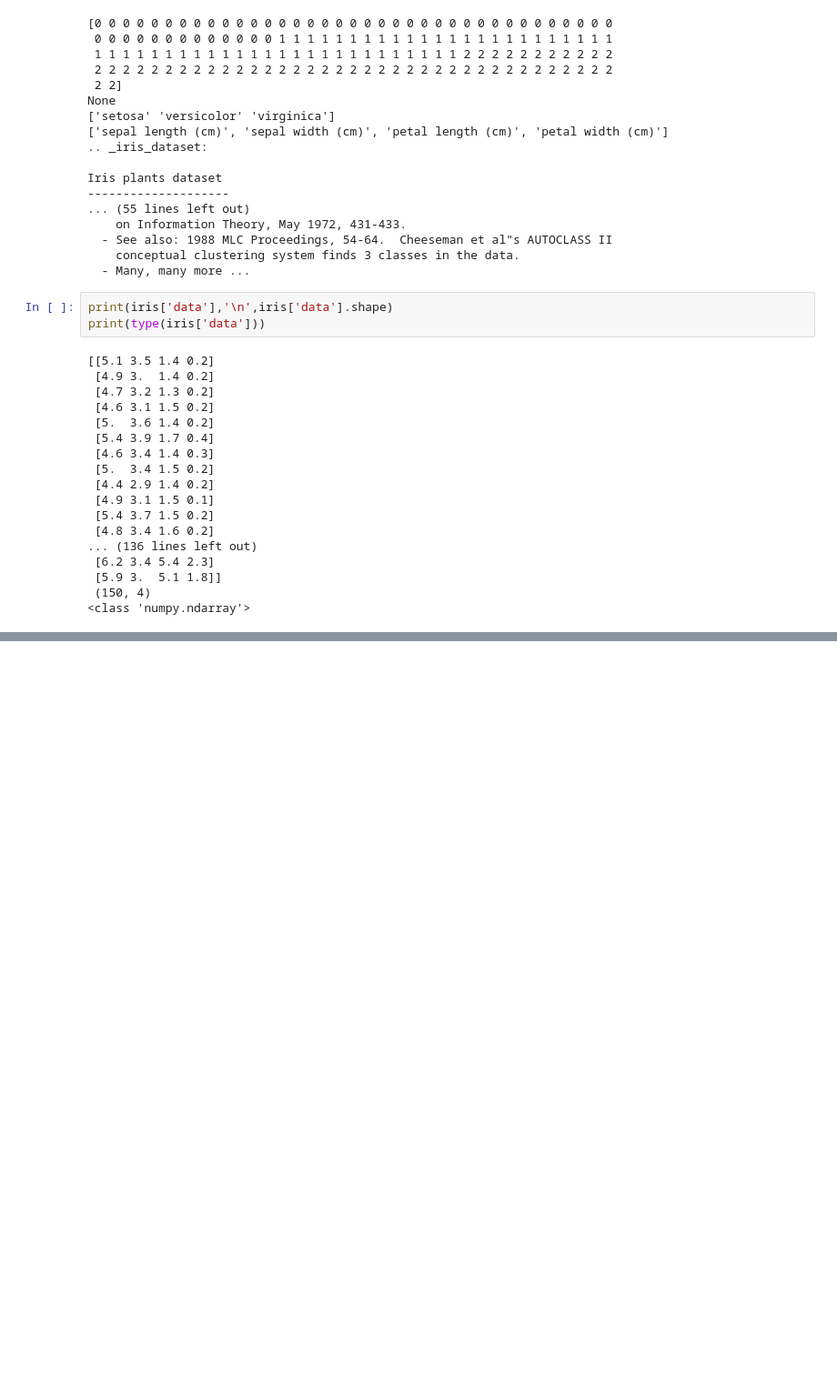
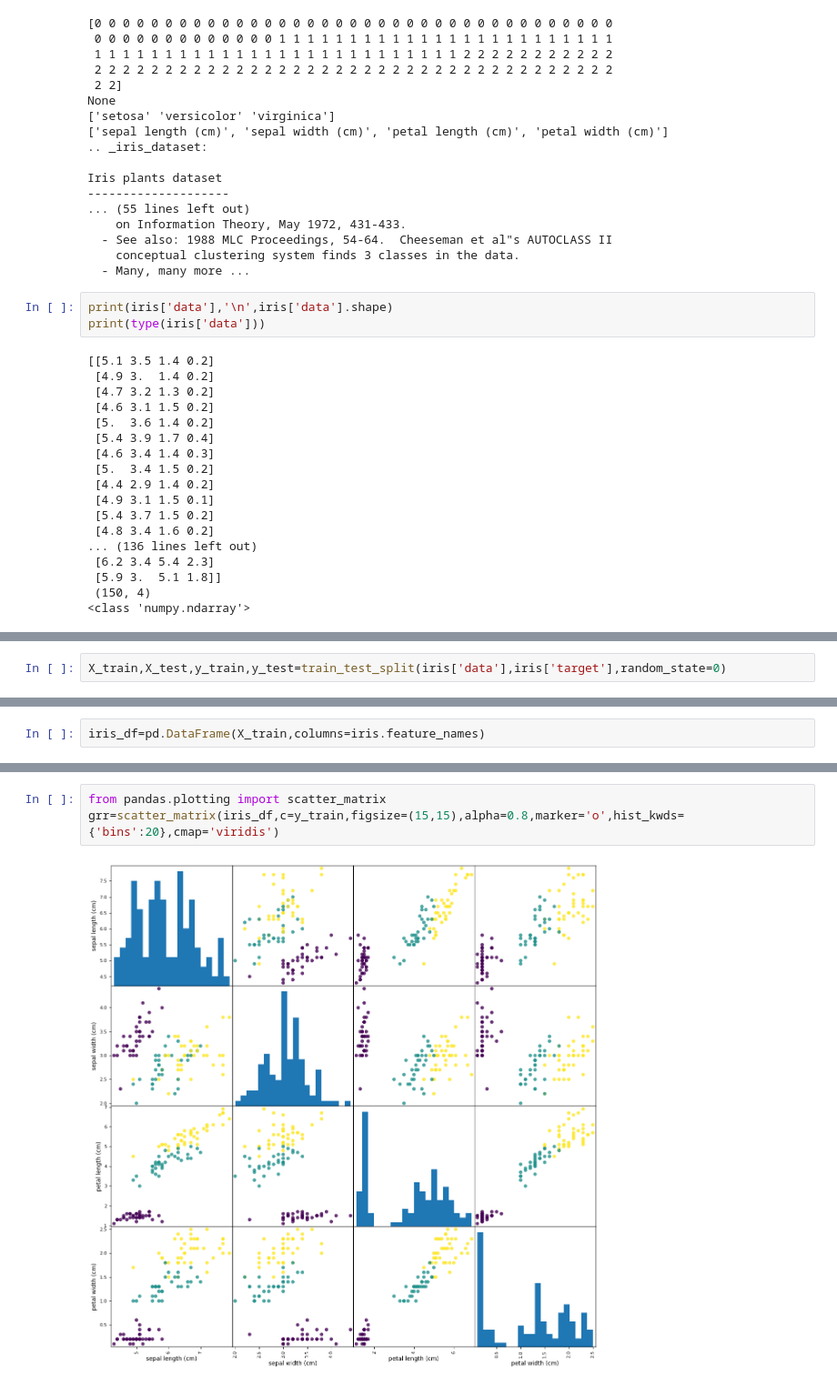
Before and after one commit to themysterysolver/ML-Learn, a Jupyter notebook: ITML/CHAPTER1_INTRODUCTION.ipynb, the cells around one changed output, grey strips where cells are left out. Shown: that part at 91% size. Cells and saved outputs as stored; diff of their text form; blank space fills up the shorter version.

Commit message:
FEAT:train_test_split+scatterplot

```diff
--- a/ITML/CHAPTER1_INTRODUCTION.ipynb
+++ b/ITML/CHAPTER1_INTRODUCTION.ipynb
@@ -146,0 +188,2 @@ print(type(iris['data']))
+# %%
+X_train,X_test,y_train,y_test=train_test_split(iris['data'],iris['target'],random_state=0)
@@ -146,0 +197,2 @@ print(type(iris['data']))
+# %%
+iris_df=pd.DataFrame(X_train,columns=iris.feature_names)
@@ -146,0 +211,5 @@ print(type(iris['data']))
+# %%
+from pandas.plotting import scatter_matrix
+grr=scatter_matrix(iris_df,c=y_train,figsize=(15,15),alpha=0.8,marker='o',hist_kwds={'bins':20},cmap='viridis')
+# %% [output]
+[figure, added]
```
Also changed, not shown: parts of 11 cells of this notebook.
